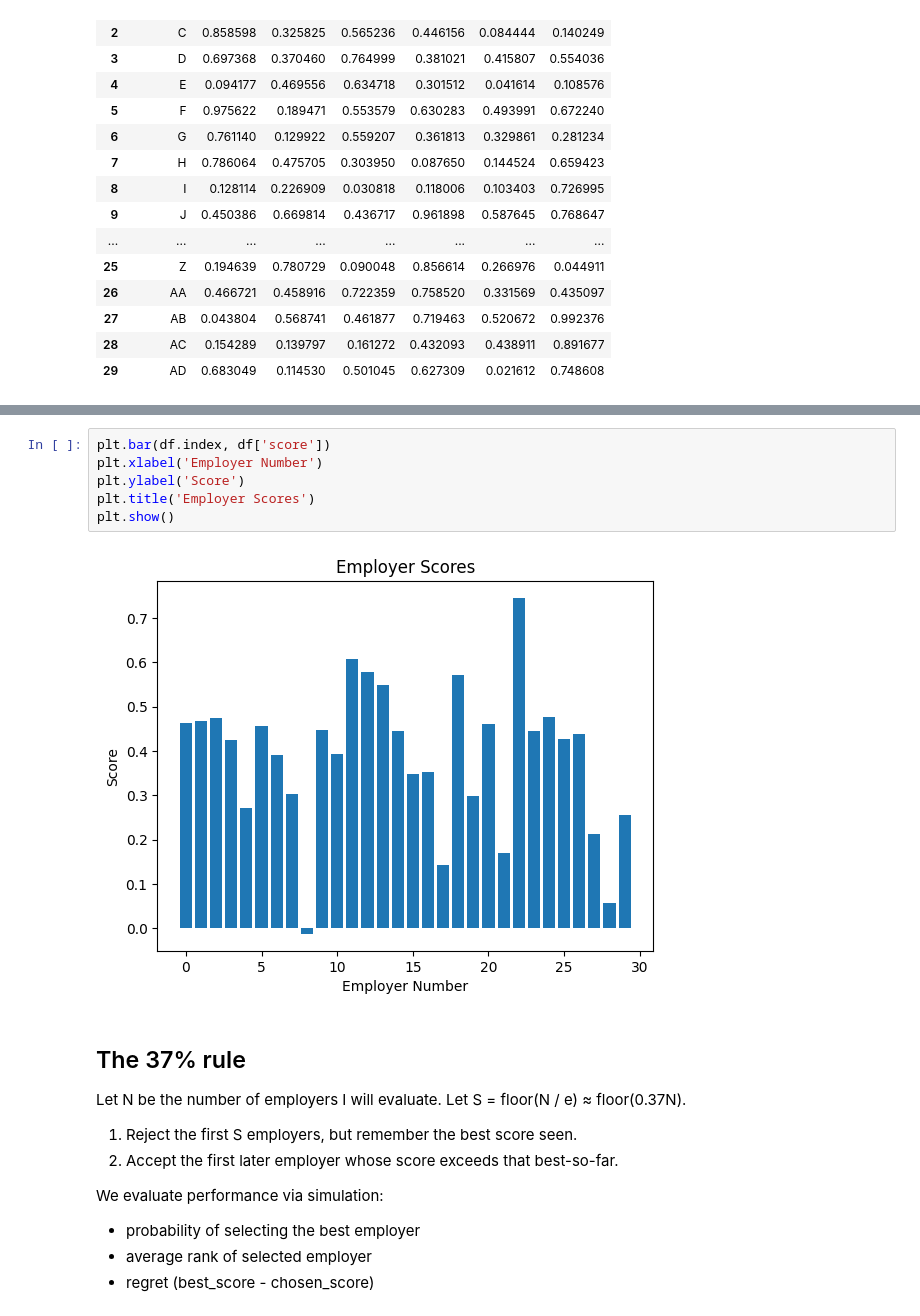
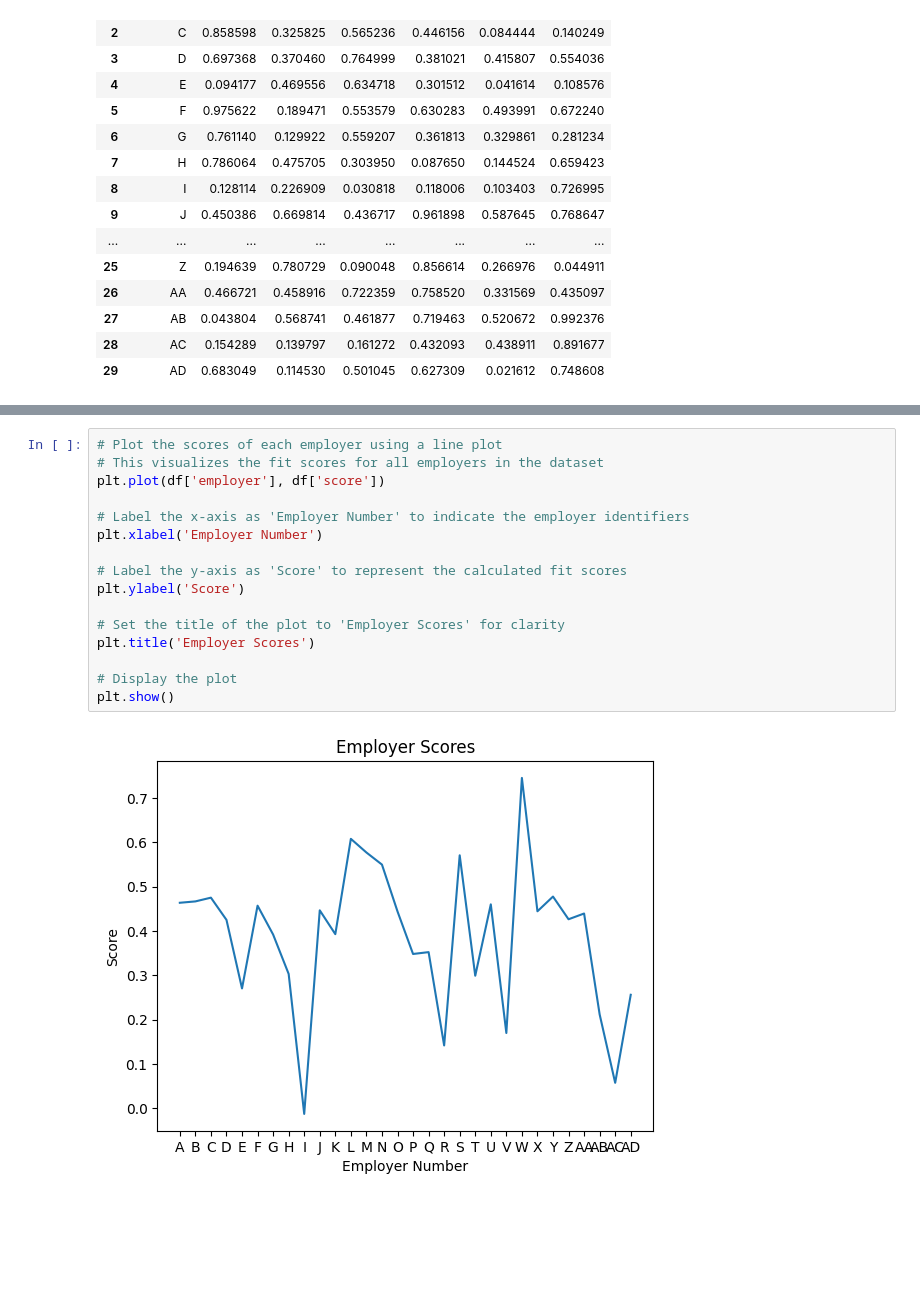
Before and after one commit to do-while-do/the-37percentage-rule, a Jupyter notebook: prime_37_job_search_37percentage_rule.ipynb, the cells around one changed output, grey strips where cells are left out. Cells and saved outputs as stored; diff of their text form; blank space fills up the shorter version.

```diff
--- a/prime_37_job_search_37percentage_rule.ipynb
+++ b/prime_37_job_search_37percentage_rule.ipynb
@@ -397,21 +369,18 @@ plt.show()
-# %%
-plt.bar(df.index, df['score'])
-plt.xlabel('Employer Number')
-plt.ylabel('Score')
-plt.title('Employer Scores')
-plt.show()
-# %% [output]
-[figure, removed]
-# %% [markdown]
-## The 37% rule
-
-Let N be the number of employers I will evaluate.
-Let S = floor(N / e) ≈ floor(0.37N).
-
-1) Reject the first S employers, but remember the best score seen.
-2) Accept the first later employer whose score exceeds that best-so-far.
-
-We evaluate performance via simulation:
-- probability of selecting the best employer
-- average rank of selected employer
-- regret (best_score - chosen_score)
+# %%
+# Plot the scores of each employer using a line plot
+# This visualizes the fit scores for all employers in the dataset
+plt.plot(df['employer'], df['score'])
+
+# Label the x-axis as 'Employer Number' to indicate the employer identifiers
+plt.xlabel('Employer Number')
+
+# Label the y-axis as 'Score' to represent the calculated fit scores
+plt.ylabel('Score')
+
+# Set the title of the plot to 'Employer Scores' for clarity
+plt.title('Employer Scores')
+
+# Display the plot
+plt.show()
+# %% [output]
+[figure, added]
```
Also changed, not shown: parts of 13 cells of this notebook.
